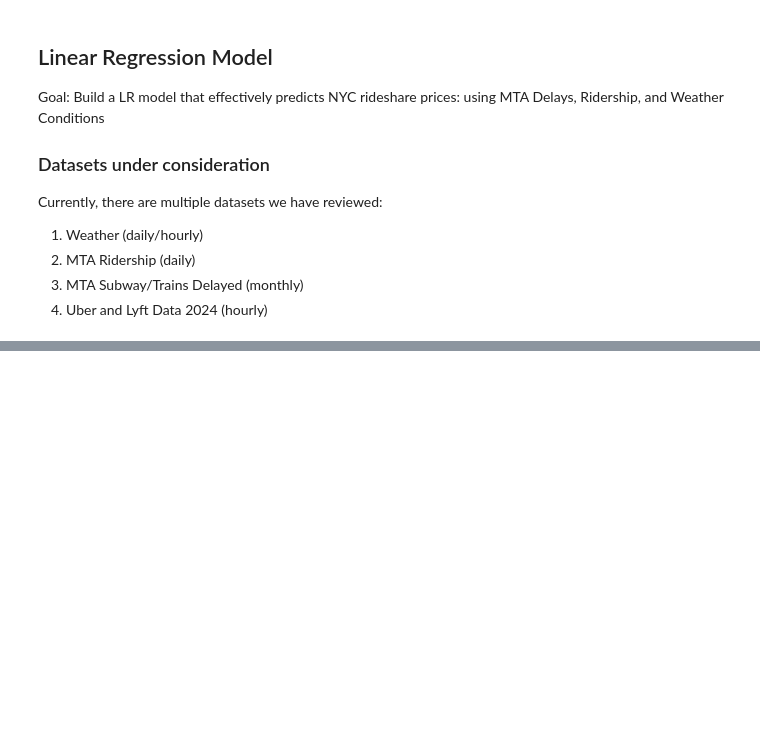
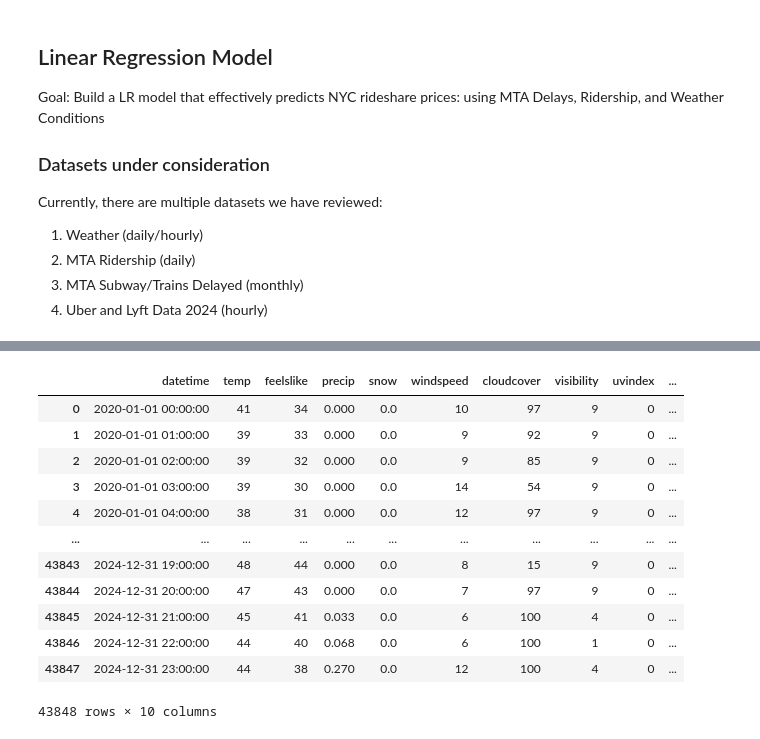
Before and after one commit to data11y/SU-IST707-Group_Project, a Jupyter notebook: Project Checkpoints/Checkpoint 2/Initial Models/Linear Regression Model-3.ipynb, the cells around one changed output, grey strips where cells are left out. Saved outputs shown, nothing was run; the diff lists cells and outputs as text; code cells hidden in the pictures; blank space fills up the shorter version.

```diff
--- a/Project Checkpoints/Checkpoint 2/Initial Models/Linear Regression Model-3.ipynb
+++ b/Project Checkpoints/Checkpoint 2/Initial Models/Linear Regression Model-3.ipynb
@@ -36,0 +56,19 @@ lyft_24 = pd.read_csv('/workspaces/SU-IST707-Group_Project/Project Data (origina
+# %%
+# view Weather
+weather
+
+# datetime range: 1/1/2020 @ 12:00 AM or 00:00:00 - 12/31/2024 @ 11:00 PM or 23:00:00
+# %% [output]
+|  | datetime | temp | feelslike | precip | snow | windspeed | cloudcover | visibility | uvindex | ... |
+| 0 | 2020-01-01 00:00:00 | 41 | 34 | 0.000 | 0.0 | 10 | 97 | 9 | 0 | ... |
+| 1 | 2020-01-01 01:00:00 | 39 | 33 | 0.000 | 0.0 | 9 | 92 | 9 | 0 | ... |
+| 2 | 2020-01-01 02:00:00 | 39 | 32 | 0.000 | 0.0 | 9 | 85 | 9 | 0 | ... |
+| 3 | 2020-01-01 03:00:00 | 39 | 30 | 0.000 | 0.0 | 14 | 54 | 9 | 0 | ... |
+| 4 | 2020-01-01 04:00:00 | 38 | 31 | 0.000 | 0.0 | 12 | 97 | 9 | 0 | ... |
+| ... | ... | ... | ... | ... | ... | ... | ... | ... | ... | ... |
+| 43843 | 2024-12-31 19:00:00 | 48 | 44 | 0.000 | 0.0 | 8 | 15 | 9 | 0 | ... |
+| 43844 | 2024-12-31 20:00:00 | 47 | 43 | 0.000 | 0.0 | 7 | 97 | 9 | 0 | ... |
+| 43845 | 2024-12-31 21:00:00 | 45 | 41 | 0.033 | 0.0 | 6 | 100 | 4 | 0 | ... |
+| 43846 | 2024-12-31 22:00:00 | 44 | 40 | 0.068 | 0.0 | 6 | 100 | 1 | 0 | ... |
+| 43847 | 2024-12-31 23:00:00 | 44 | 38 | 0.270 | 0.0 | 12 | 100 | 4 | 0 | ... |
+43848 rows × 10 columns
```
Also changed, not shown: parts of 6 cells of this notebook.
